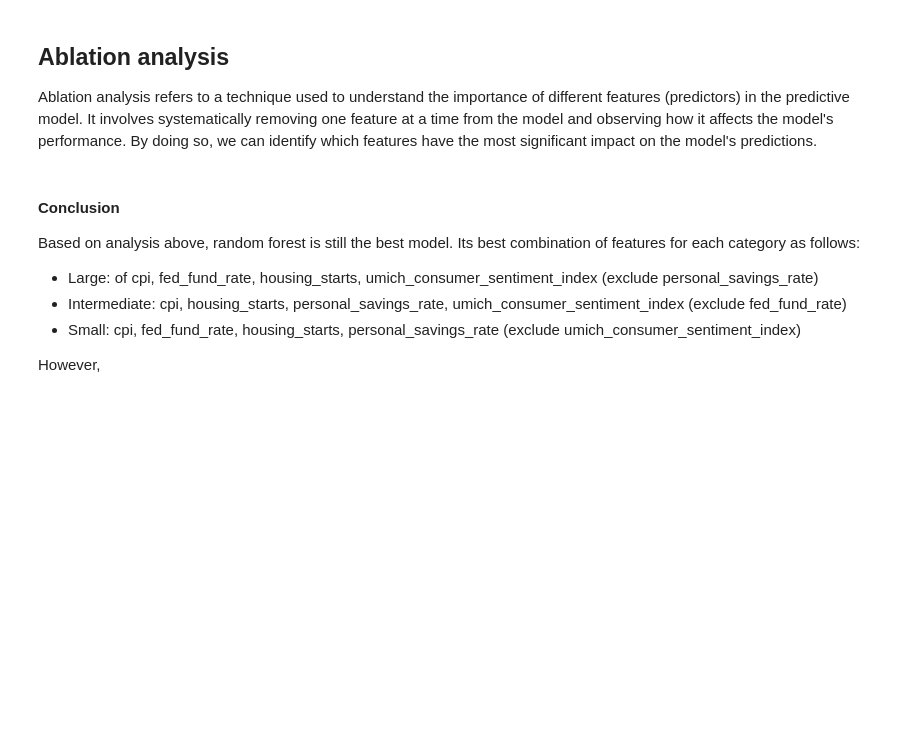
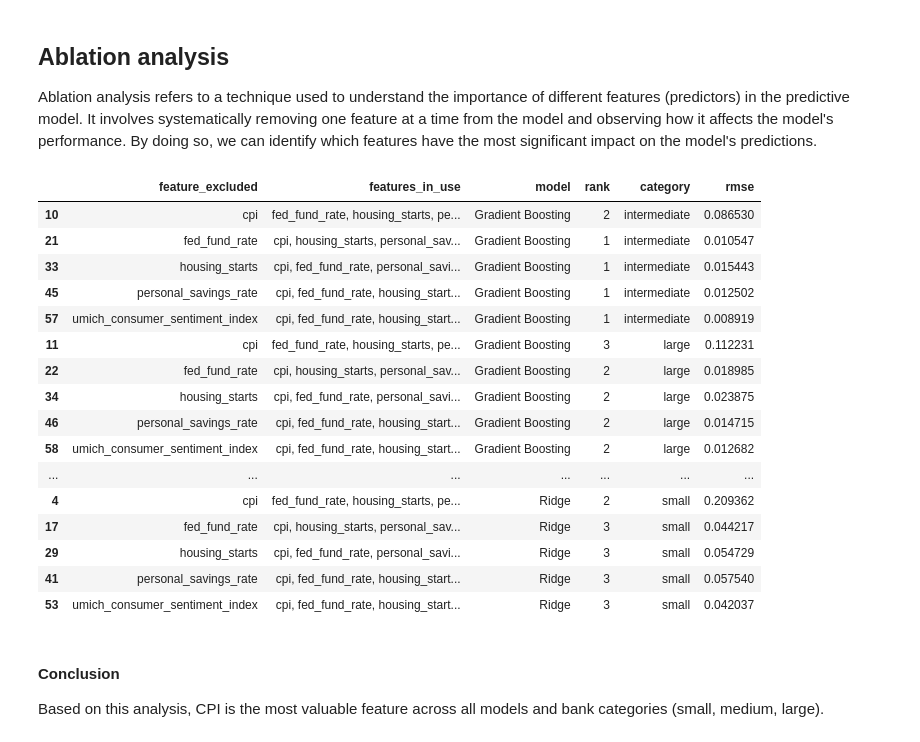
Before and after one commit to hughdingb58/deposit_size_prediction, a Jupyter notebook: Supervised_Learning.ipynb, the cells around one changed output. Saved outputs shown, nothing was run; the diff lists cells and outputs as text; code cells hidden in the pictures; blank space fills up the shorter version.

```diff
--- a/Supervised_Learning.ipynb
+++ b/Supervised_Learning.ipynb
@@ -441,10 +411,38 @@ ablation_results
+# %%
+ablation_df_rows = []
+for result in ablation_results:
+    feature = result['feature_excluded']
+    features_in_use = ', '.join([f for f in selected_features if f != feature])
+    for model_name, top_models in result['results'].items():
+        for rank, (category, metrics) in enumerate(top_models, start=1):
+            ablation_df_rows.append({'feature_excluded': feature, 'features_in_use': features_in_use,
+                                     'model': model_name, 'rank': rank, 'category': category, 'rmse': metrics['rmse']})
+
+ablation_df = pd.DataFrame(ablation_df_rows).sort_values(by = ["model", "category", "feature_excluded"])
+
+idx = ablation_df.groupby(['category', 'model'])['rmse'].idxmax()
+ablation_df_stylized = ablation_df.style.apply(lambda x: ['background-color: yellow' if x.name in idx.values else '' for i in x],
+                                         axis=1)
+ablation_df_stylized
+# %% [output]
+|  | feature_excluded | features_in_use | model | rank | category | rmse |
+| 10 | cpi | fed_fund_rate, housing_starts, pe... | Gradient Boosting | 2 | intermediate | 0.086530 |
+| 21 | fed_fund_rate | cpi, housing_starts, personal_sav... | Gradient Boosting | 1 | intermediate | 0.010547 |
+| 33 | housing_starts | cpi, fed_fund_rate, personal_savi... | Gradient Boosting | 1 | intermediate | 0.015443 |
+| 45 | personal_savings_rate | cpi, fed_fund_rate, housing_start... | Gradient Boosting | 1 | intermediate | 0.012502 |
+| 57 | umich_consumer_sentiment_index | cpi, fed_fund_rate, housing_start... | Gradient Boosting | 1 | intermediate | 0.008919 |
+| 11 | cpi | fed_fund_rate, housing_starts, pe... | Gradient Boosting | 3 | large | 0.112231 |
+| 22 | fed_fund_rate | cpi, housing_starts, personal_sav... | Gradient Boosting | 2 | large | 0.018985 |
+| 34 | housing_starts | cpi, fed_fund_rate, personal_savi... | Gradient Boosting | 2 | large | 0.023875 |
+| 46 | personal_savings_rate | cpi, fed_fund_rate, housing_start... | Gradient Boosting | 2 | large | 0.014715 |
+| 58 | umich_consumer_sentiment_index | cpi, fed_fund_rate, housing_start... | Gradient Boosting | 2 | large | 0.012682 |
+| ... | ... | ... | ... | ... | ... | ... |
+| 4 | cpi | fed_fund_rate, housing_starts, pe... | Ridge | 2 | small | 0.209362 |
+| 17 | fed_fund_rate | cpi, housing_starts, personal_sav... | Ridge | 3 | small | 0.044217 |
+| 29 | housing_starts | cpi, fed_fund_rate, personal_savi... | Ridge | 3 | small | 0.054729 |
+| 41 | personal_savings_rate | cpi, fed_fund_rate, housing_start... | Ridge | 3 | small | 0.057540 |
+| 53 | umich_consumer_sentiment_index | cpi, fed_fund_rate, housing_start... | Ridge | 3 | small | 0.042037 |
 # %% [markdown]
 #### Conclusion
 
-Based on analysis above, random forest is still the best model. Its best combination of features for each category as follows:
-
-- Large: of cpi, fed_fund_rate, housing_starts, umich_consumer_sentiment_index (exclude personal_savings_rate)
-- Intermediate: cpi, housing_starts, personal_savings_rate, umich_consumer_sentiment_index (exclude fed_fund_rate)
-- Small: cpi, fed_fund_rate, housing_starts, personal_savings_rate (exclude umich_consumer_sentiment_index)
-
-However,
+Based on this analysis, CPI is the most valuable feature across all models and bank categories (small, medium, large).
```
Also changed, not shown: parts of 14 cells of this notebook.
